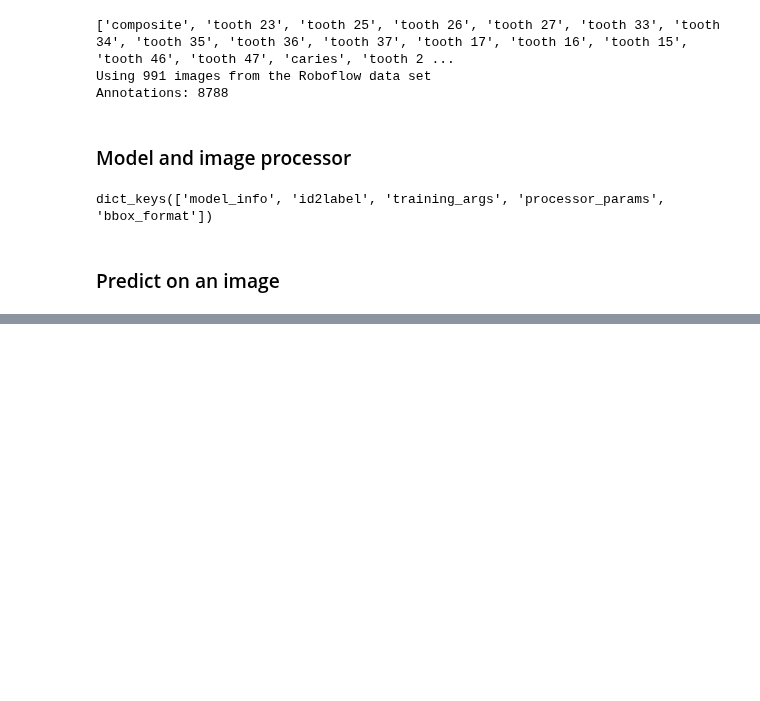
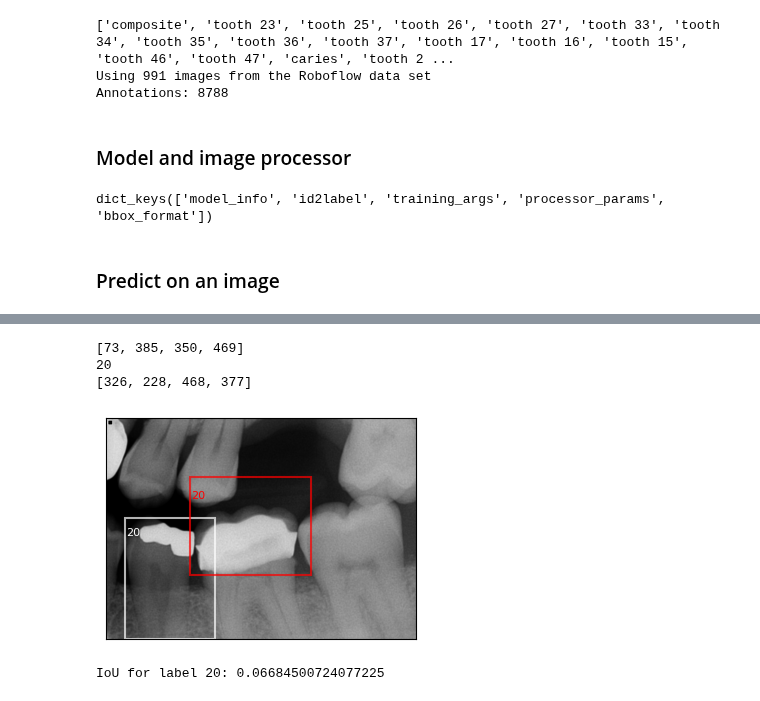
Before and after one commit to awerdich/computervision, a Jupyter notebook: notebooks/detection/10_performance.ipynb, the cells around one changed output, grey strips where cells are left out. Cells and saved outputs as stored; diff of their text form; code cells hidden in the pictures; blank space fills up the shorter version.

```diff
--- a/notebooks/detection/10_performance.ipynb
+++ b/notebooks/detection/10_performance.ipynb
@@ -241,0 +240,29 @@ Pred: [29, 28, 30, 31, 32]
+# %%
+# Let's pick one ground truth and one predicted position
+# So we can calculate the iou
+true_pos = 20
+true_bbx = list(bbox_list[pos_list.index(true_pos)])
+true_bbx = clipxywh(true_bbx, xlim=x_lim, ylim=y_lim, decimals=0)
+print(true_bbx)
+
+pred_pos_idx = output_pos_list.index(true_pos)
+pred_pos = output_pos_list[pred_pos_idx]
+print(pred_pos)
+pred_bbx = output_bbox_list[pred_pos_idx]
+print(pred_bbx)
+
+# Plot this situation
+fig, ax = plt.subplots(figsize=figsize)
+ax = plot_boxes(image=im, box_list=[true_bbx], label_list=[true_pos], ax=ax, color='w')
+ax = plot_boxes(image=im, box_list=[pred_bbx], label_list=[pred_pos], ax=ax, color='r', offset_xy=(0, 20))
+plt.show()
+
+# Calculate the IoU for the predicted bounding box and the ground truth
+iou = DetectionMetrics.compute_iou(bbox_1=true_bbx, bbox_2=pred_bbx, bbox_format='xywh', method='pt')
+print(f'IoU for label {true_pos}: {iou}')
+# %% [output]
+[73, 385, 350, 469]
+20
+[326, 228, 468, 377]
+[figure, added]
+IoU for label 20: 0.06684500724077225
```
Also changed, not shown: parts of 13 cells of this notebook.
